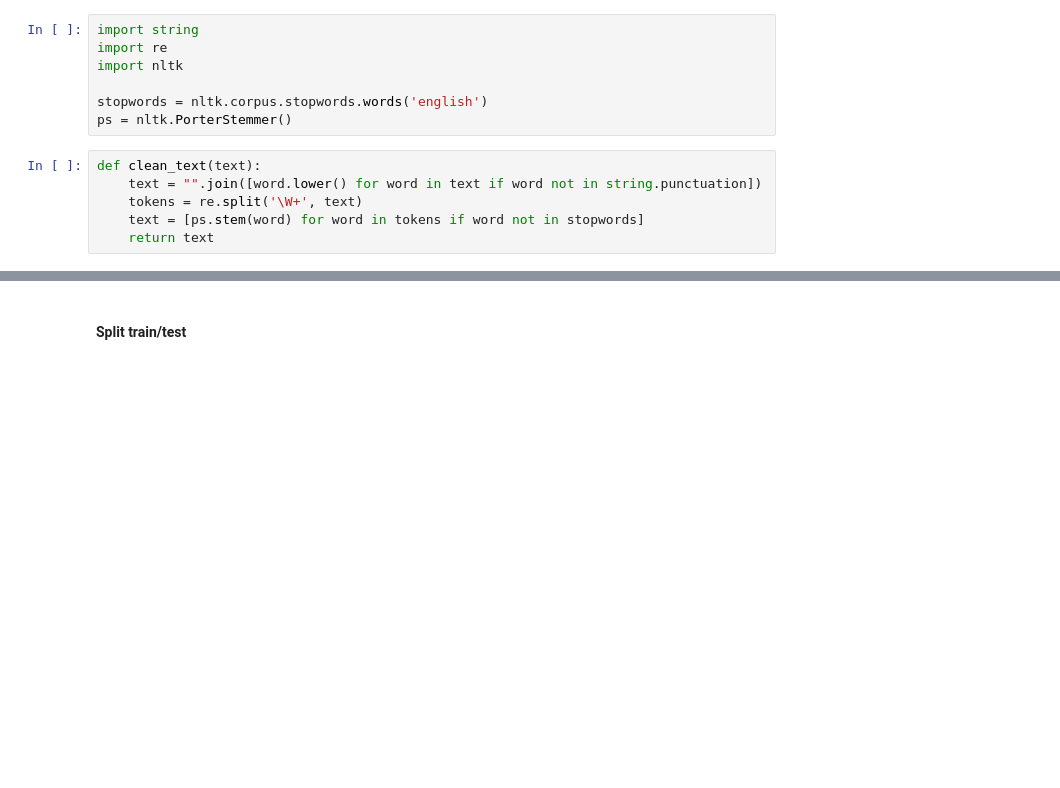
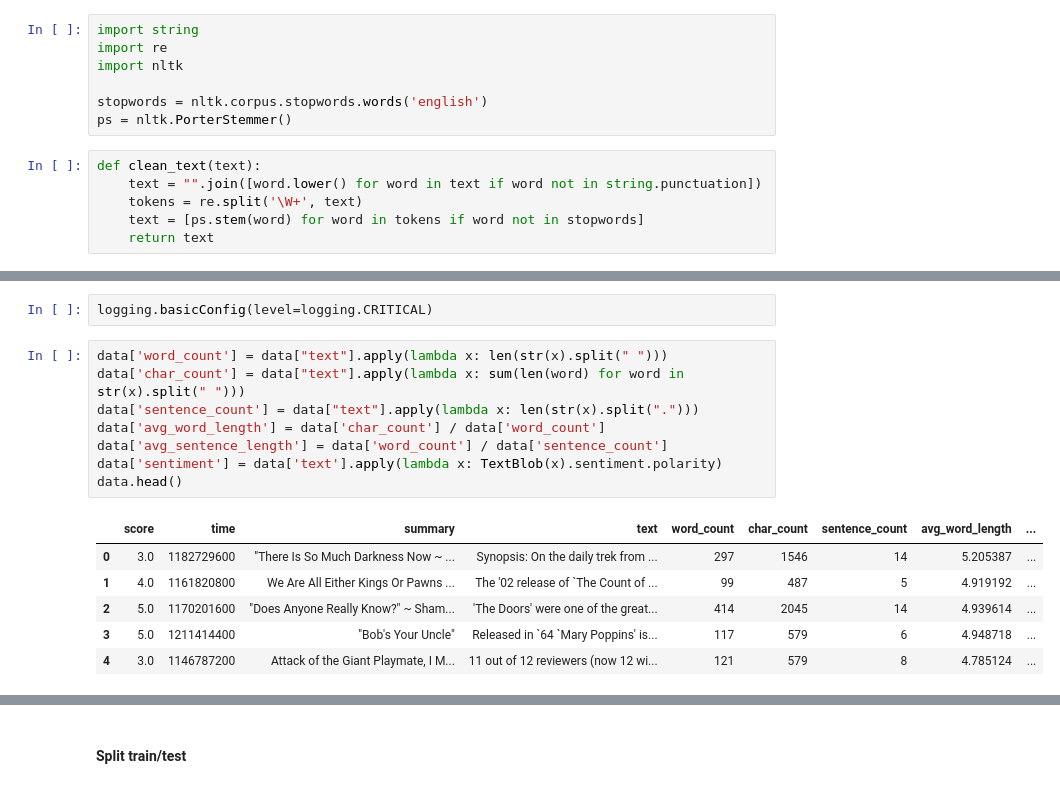
Before and after one commit to dantc12/NLP_Exercise, a Jupyter notebook: MovieReviewClassifier_FurtherResearch.ipynb, the cells around one changed output, grey strips where cells are left out. Cells and saved outputs as stored; diff of their text form; blank space fills up the shorter version.

```diff
--- a/MovieReviewClassifier_FurtherResearch.ipynb
+++ b/MovieReviewClassifier_FurtherResearch.ipynb
@@ -80,3 +93,20 @@ data
 | 3647 | 3.0 | 1194912000 | "We Are One Smart Kid" | Disney's 'Meet the Robinson' is a... |
 | 3648 | 3.0 | 1212883200 | "Lets Go Pretty Boy" ~ Coming Of ... | `Youngblood' is a slickly produce... |
 3649 rows × 4 columns
+# %%
+logging.basicConfig(level=logging.CRITICAL)
+# %%
+data['word_count'] = data["text"].apply(lambda x: len(str(x).split(" ")))
+data['char_count'] = data["text"].apply(lambda x: sum(len(word) for word in str(x).split(" ")))
+data['sentence_count'] = data["text"].apply(lambda x: len(str(x).split(".")))
+data['avg_word_length'] = data['char_count'] / data['word_count']
+data['avg_sentence_length'] = data['word_count'] / data['sentence_count']
+data['sentiment'] = data['text'].apply(lambda x: TextBlob(x).sentiment.polarity)
+data.head()
+# %% [output]
+|  | score | time | summary | text | word_count | char_count | sentence_count | avg_word_length | ... |
+| 0 | 3.0 | 1182729600 | "There Is So Much Darkness Now ~ ... | Synopsis: On the daily trek from ... | 297 | 1546 | 14 | 5.205387 | ... |
+| 1 | 4.0 | 1161820800 | We Are All Either Kings Or Pawns ... | The '02 release of `The Count of ... | 99 | 487 | 5 | 4.919192 | ... |
+| 2 | 5.0 | 1170201600 | "Does Anyone Really Know?" ~ Sham... | 'The Doors' were one of the great... | 414 | 2045 | 14 | 4.939614 | ... |
+| 3 | 5.0 | 1211414400 | "Bob's Your Uncle" | Released in `64 `Mary Poppins' is... | 117 | 579 | 6 | 4.948718 | ... |
+| 4 | 3.0 | 1146787200 | Attack of the Giant Playmate, I M... | 11 out of 12 reviewers (now 12 wi... | 121 | 579 | 8 | 4.785124 | ... |
```
Also changed, not shown: parts of 22 cells of this notebook.
